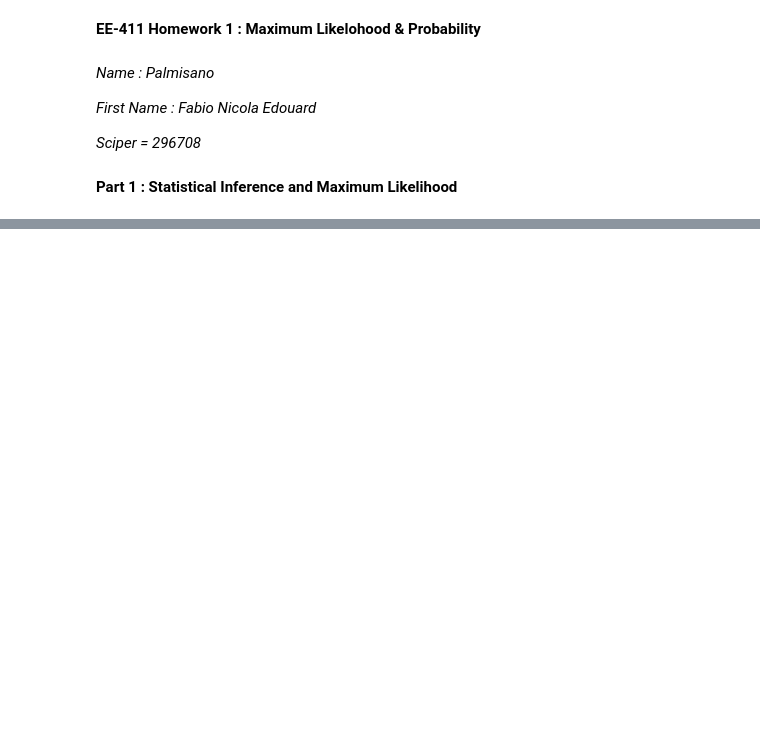
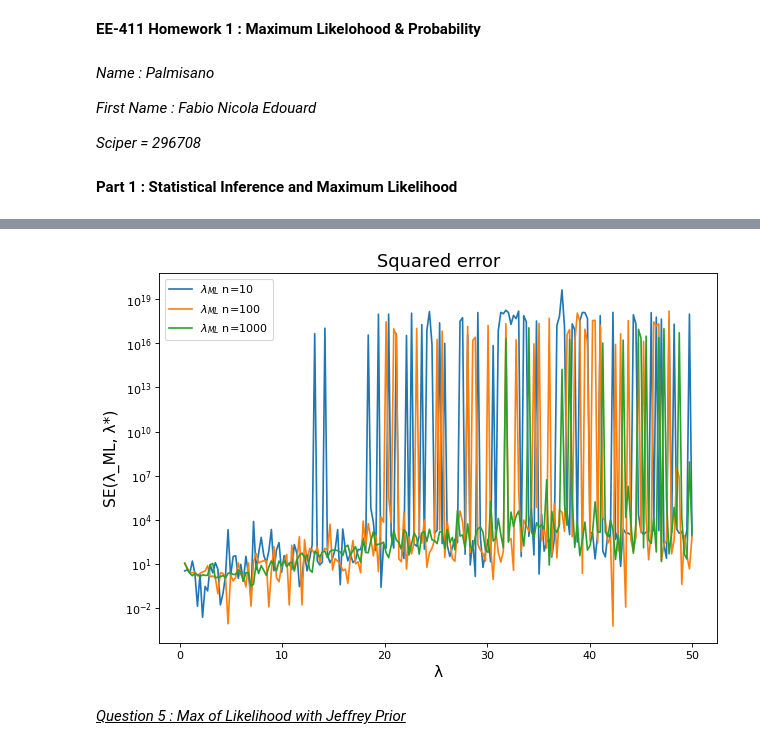
Before and after one commit to fpalmisa/FundamentalLearningEPFL, a Jupyter notebook: Homework 1/Homework1.ipynb, the cells around one changed output, grey strips where cells are left out. Drawn from its saved outputs; the diff is of its cells as text; code cells hidden in the pictures; blank space fills up the shorter version.

```diff
--- a/Homework 1/Homework1.ipynb
+++ b/Homework 1/Homework1.ipynb
@@ -60,0 +234,31 @@ And now we want to show $\mathbb{var}[X] = \lambda^{2} {\partial \lambda} \mathb
+# %%
+from scipy.optimize import minimize
+
+def SquaredError (lambda_star,maxlikelihood):
+    SE = (maxlikelihood - lambda_star)**2
+    return SE
+# %%
+N = [10,100,1000]
+lambda_values =np.linspace(0.5,50,200)
+all_SE = []
+for n in N :
+  SE = []
+  for i in lambda_values :
+    samples = generate_random_expo(n,i)
+    optimum = minimize(lambda lambda_:-loglikelihood(samples,lambda_),np.random.uniform(0.05,50), method='Nelder-Mead').x
+    ml_lambda = optimum[0]
+    SE.append(SquaredError(ml_lambda,i))
+  all_SE.append(SE)
+fig = plt.figure(figsize=(9,6), dpi=80)
+for i, n in enumerate(N):
+    plt.plot(lambda_values , all_SE[i], label="$λ_{ML}$ n="+str(n))
+plt.title('Squared error', fontsize=16)
+plt.xlabel('λ', fontsize=14)
+plt.ylabel('SE(λ_ML, λ*)', fontsize=14)
+plt.legend()
+plt.yscale('log')
+plt.show()
+# %% [output]
+[figure, added]
+# %% [markdown]
+*<u>Question 5 : Max of Likelihood with Jeffrey Prior </u>*
```
Also changed, not shown: parts of 12 cells of this notebook.
